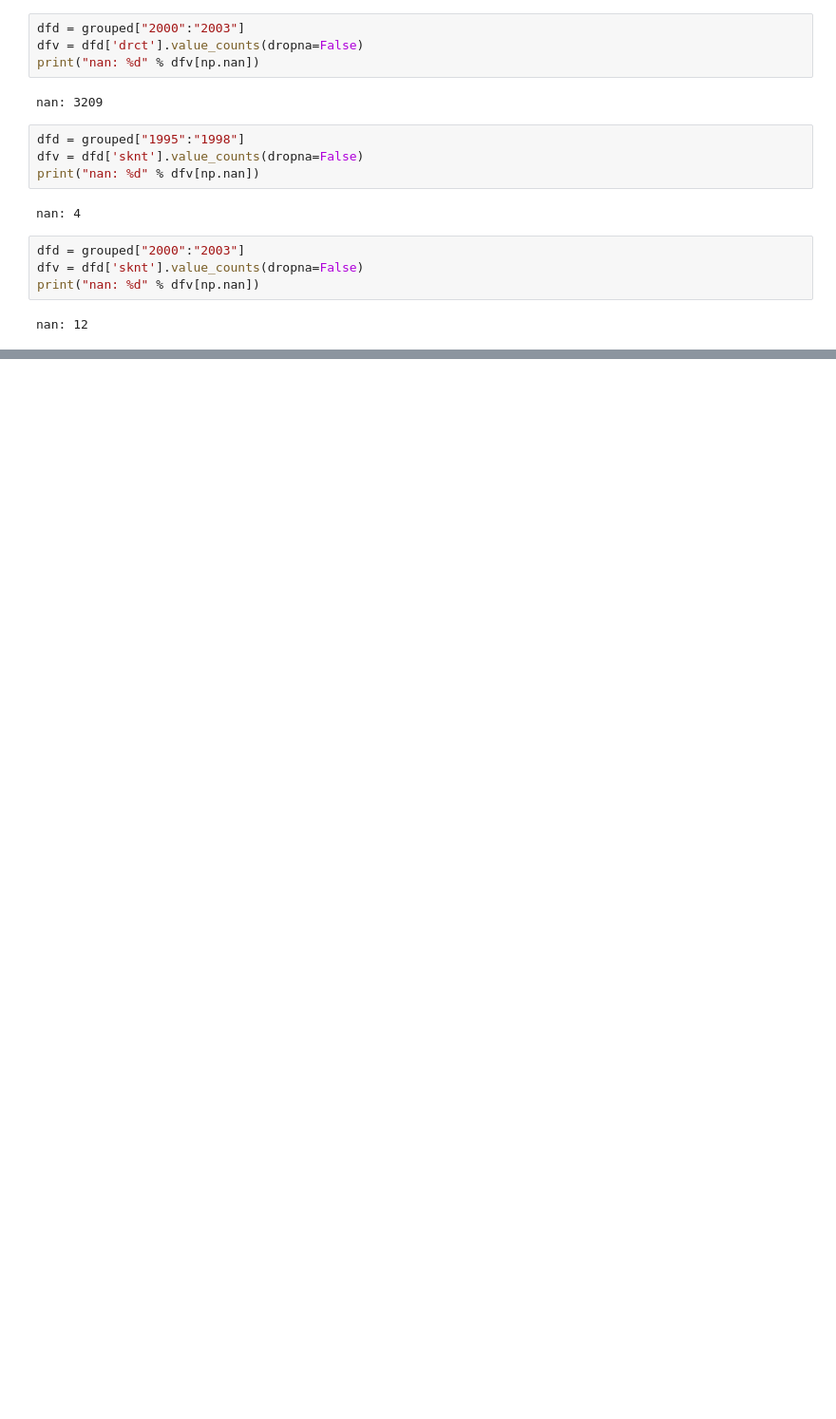
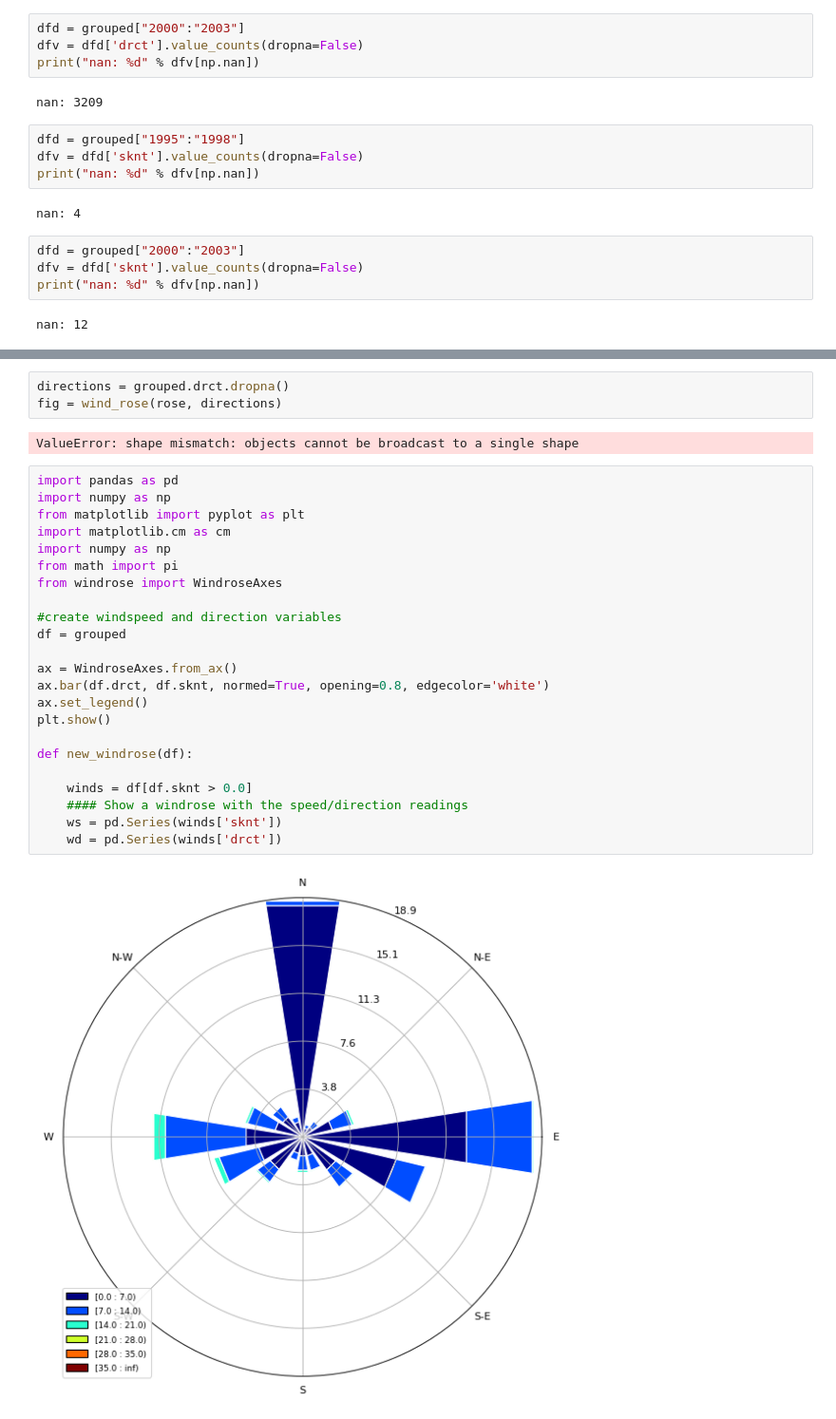
Before and after one commit to slj287/tempe_town_lake, a Jupyter notebook: practice.ipynb, the cells around one changed output, grey strips where cells are left out. Shown at 95% size. Saved outputs shown, nothing was run; the diff lists cells and outputs as text; blank space fills up the shorter version.

```diff
--- a/practice.ipynb
+++ b/practice.ipynb
@@ -891,0 +1030,30 @@ nan: 12
+# %%
+directions = grouped.drct.dropna()
+fig = wind_rose(rose, directions)
+# %% [output]
+ValueError: shape mismatch: objects cannot be broadcast to a single shape
+# %%
+import pandas as pd
+import numpy as np
+from matplotlib import pyplot as plt
+import matplotlib.cm as cm
+import numpy as np
+from math import pi
+from windrose import WindroseAxes
+
+#create windspeed and direction variables
+df = grouped
+
+ax = WindroseAxes.from_ax()
+ax.bar(df.drct, df.sknt, normed=True, opening=0.8, edgecolor='white')
+ax.set_legend()
+plt.show()
+
+def new_windrose(df):
+
+    winds = df[df.sknt > 0.0]
+    #### Show a windrose with the speed/direction readings
+    ws = pd.Series(winds['sknt'])
+    wd = pd.Series(winds['drct'])
+# %% [output]
+[figure, added]
```
Also changed, not shown: parts of 16 cells of this notebook, 7 other files.
